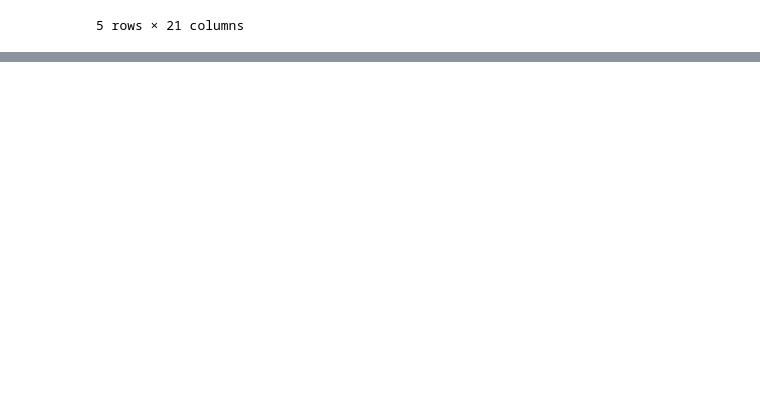
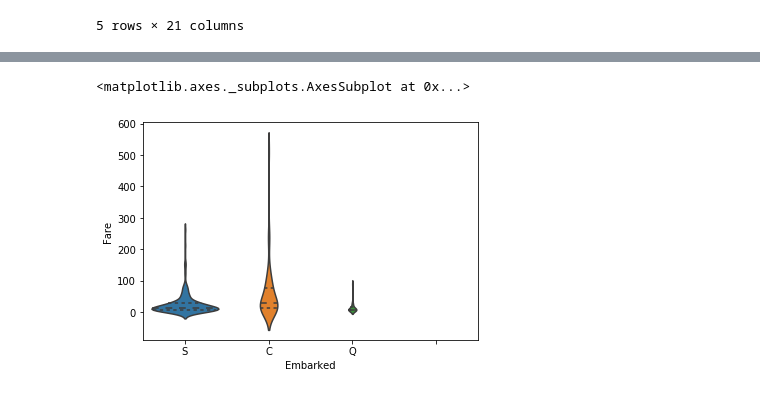
Before and after one commit to mdpurvis/kaggle_competitions, a Jupyter notebook: titanic/notebooks/data cleaning and prediction analysis.ipynb, the cells around one changed output, grey strips where cells are left out. Cells and saved outputs as stored; diff of their text form; code cells hidden in the pictures; blank space fills up the shorter version.

```diff
--- a/titanic/notebooks/data cleaning and prediction analysis.ipynb
+++ b/titanic/notebooks/data cleaning and prediction analysis.ipynb
@@ -151,0 +210,6 @@ Actual
+# %%
+sns.violinplot(x="Embarked", y="Fare",
+    data=df, scale="count", inner="quartile")
+# %% [output]
+<matplotlib.axes._subplots.AxesSubplot at 0x...>
+[figure, added]
```
Also changed, not shown: parts of 10 cells of this notebook, 2 other files.
